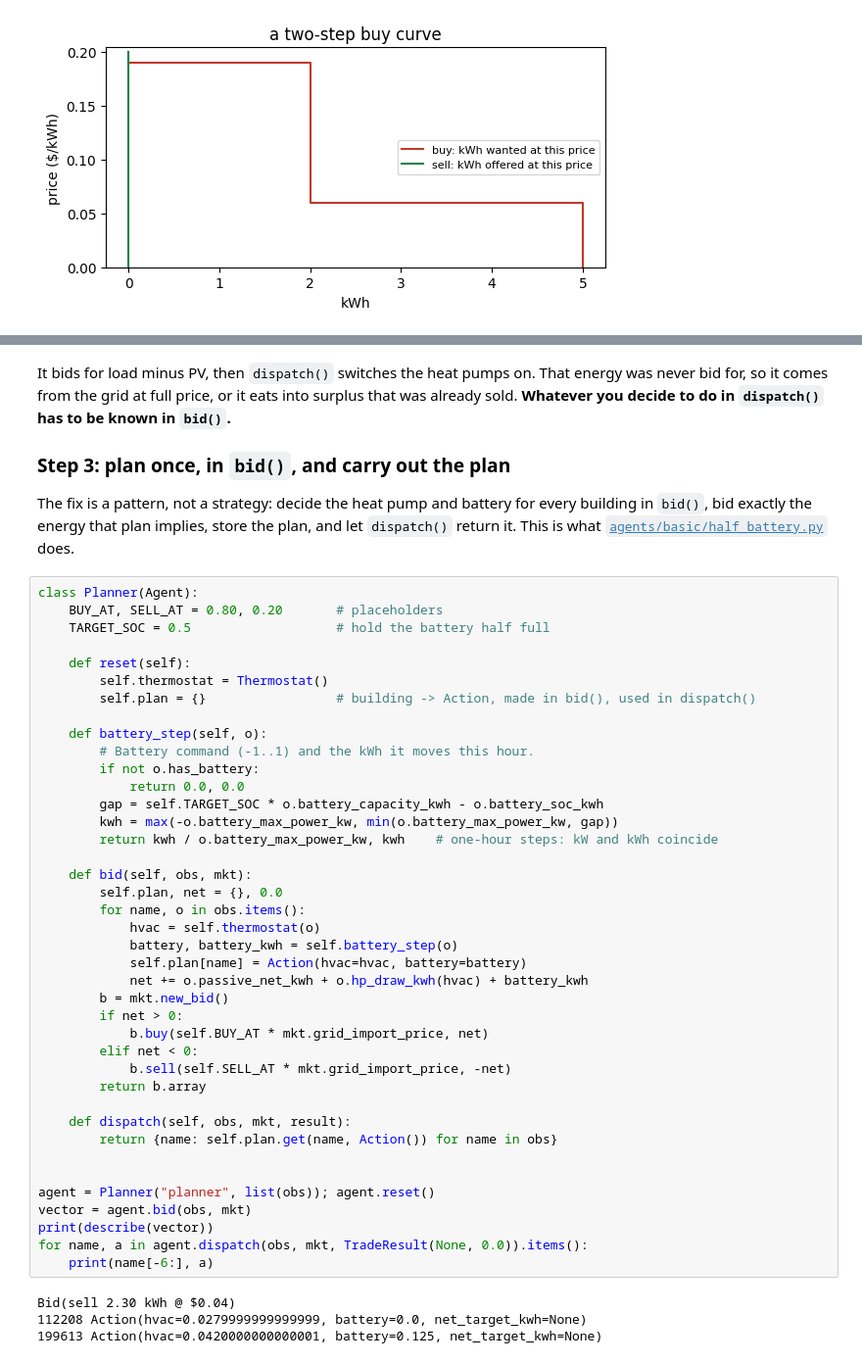
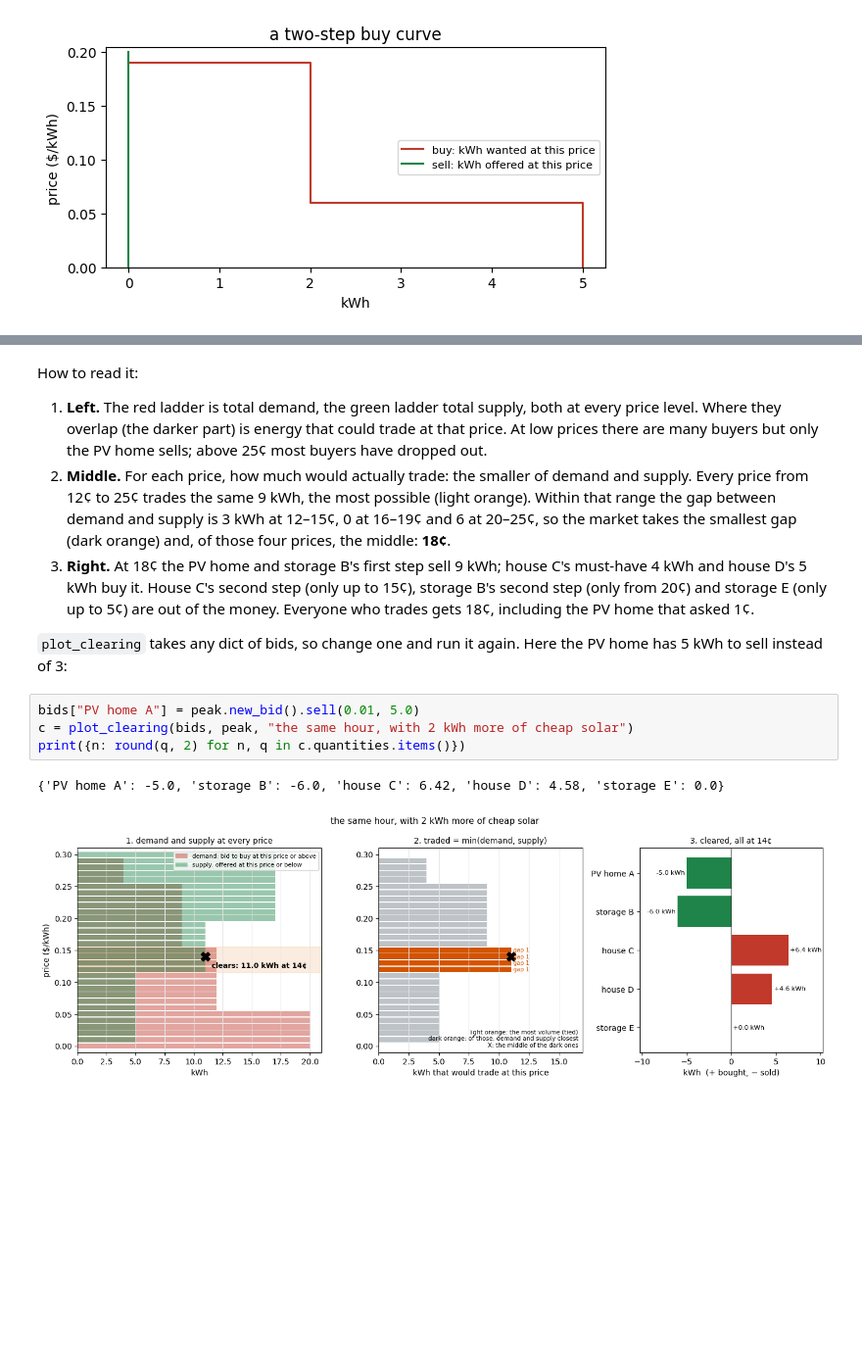
Before and after one commit to TimCDiller/annex_96_p2p, a Jupyter notebook: docs/building_an_agent.ipynb, the cells around one changed output, grey strips where cells are left out. Shown at 98% size. Cells and saved outputs as stored; diff of their text form; blank space fills up the shorter version.

```diff
--- a/docs/building_an_agent.ipynb
+++ b/docs/building_an_agent.ipynb
@@ -535,57 +609,29 @@ bid covers the passive position (-12.80 kWh), but dispatch then runs the heat pu
 # %% [markdown]
-It bids for load minus PV, then `dispatch()` switches the heat pumps on. That
-energy was never bid for, so it comes from the grid at full price, or it
-eats into surplus that was already sold. **Whatever you decide to do in
-`dispatch()` has to be known in `bid()`.**
+How to read it:
 
-### Step 3: plan once, in `bid()`, and carry out the plan
+1. **Left.** The red ladder is total demand, the green ladder total supply,
+   both at every price level. Where they overlap (the darker part) is energy
+   that could trade at that price. At low prices there are many buyers but
+   only the PV home sells; above 25¢ most buyers have dropped out.
+2. **Middle.** For each price, how much would actually trade: the smaller of
+   demand and supply. Every price from 12¢ to 25¢ trades the same 9 kWh, the
+   most possible (light orange). Within that range the gap between demand and
+   supply is 3 kWh at 12–15¢, 0 at 16–19¢ and 6 at 20–25¢, so the market
+   takes the smallest gap (dark orange) and, of those four prices, the middle:
+   **18¢**.
+3. **Right.** At 18¢ the PV home and storage B's first step sell 9 kWh; house
+   C's must-have 4 kWh and house D's 5 kWh buy it. House C's second step
+   (only up to 15¢), storage B's second step (only from 20¢) and storage E
+   (only up to 5¢) are out of the money. Everyone who trades gets 18¢,
+   including the PV home that asked 1¢.
 
-The fix is a pattern, not a strategy: decide the heat pump and battery for
-every building in `bid()`, bid exactly the energy that plan implies, store
-the plan, and let `dispatch()` return it. This is what
-[`agents/basic/half_battery.py`](../agents/basic/half_battery.py) does.
+`plot_clearing` takes any dict of bids, so change one and run it again. Here
+the PV home has 5 kWh to sell instead of 3:
 # %%
-class Planner(Agent):
-    BUY_AT, SELL_AT = 0.80, 0.20       # placeholders
-    TARGET_SOC = 0.5                   # hold the battery half full
-
-    def reset(self):
-        self.thermostat = Thermostat()
-        self.plan = {}                 # building -> Action, made in bid(), used in dispatch()
-
-    def battery_step(self, o):
-        # Battery command (-1..1) and the kWh it moves this hour.
-        if not o.has_battery:
-            return 0.0, 0.0
-        gap = self.TARGET_SOC * o.battery_capacity_kwh - o.battery_soc_kwh
-        kwh = max(-o.battery_max_power_kw, min(o.battery_max_power_kw, gap))
-        return kwh / o.battery_max_power_kw, kwh    # one-hour steps: kW and kWh coincide
-
-    def bid(self, obs, mkt):
-        self.plan, net = {}, 0.0
-        for name, o in obs.items():
-            hvac = self.thermostat(o)
-            battery, battery_kwh = self.battery_step(o)
-            self.plan[name] = Action(hvac=hvac, battery=battery)
-            net += o.passive_net_kwh + o.hp_draw_kwh(hvac) + battery_kwh
-        b = mkt.new_bid()
-        if net > 0:
-            b.buy(self.BUY_AT * mkt.grid_import_price, net)
-        elif net < 0:
-            b.sell(self.SELL_AT * mkt.grid_import_price, -net)
-        return b.array
-
-    def dispatch(self, obs, mkt, result):
-        return {name: self.plan.get(name, Action()) for name in obs}
-
-
-agent = Planner("planner", list(obs)); agent.reset()
-vector = agent.bid(obs, mkt)
-print(describe(vector))
-for name, a in agent.dispatch(obs, mkt, TradeResult(None, 0.0)).items():
-    print(name[-6:], a)
+bids["PV home A"] = peak.new_bid().sell(0.01, 5.0)
+c = plot_clearing(bids, peak, "the same hour, with 2 kWh more of cheap solar")
+print({n: round(q, 2) for n, q in c.quantities.items()})
 # %% [output]
-Bid(sell 2.30 kWh @ $0.04)
-112208 Action(hvac=0.0279999999999999, battery=0.0, net_target_kwh=None)
-199613 Action(hvac=0.0420000000000001, battery=0.125, net_target_kwh=None)
+{'PV home A': -5.0, 'storage B': -6.0, 'house C': 6.42, 'house D': 4.58, 'storage E': 0.0}
+[figure, added]
 # %% [markdown]
```
Also changed, not shown: parts of 65 cells of this notebook.
